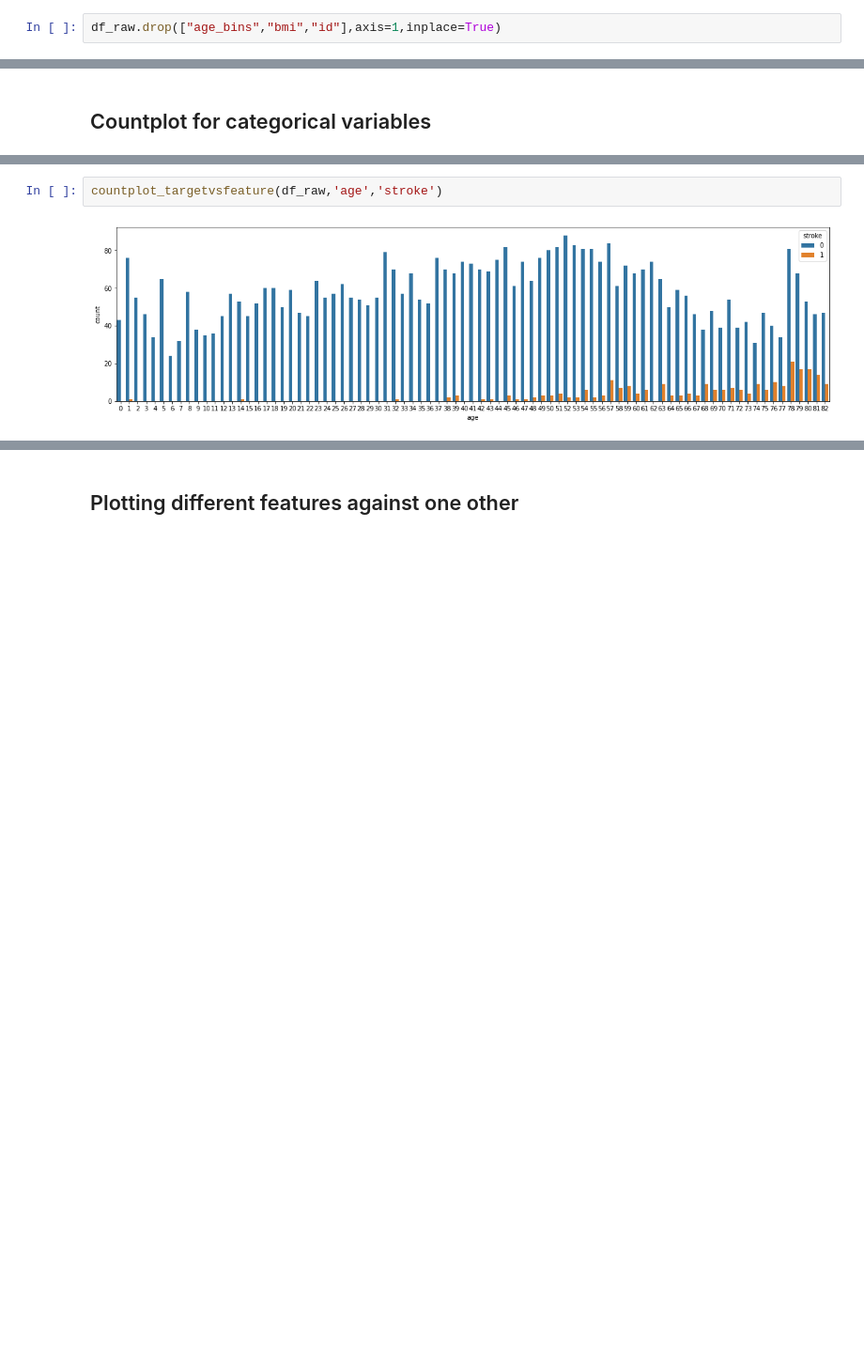
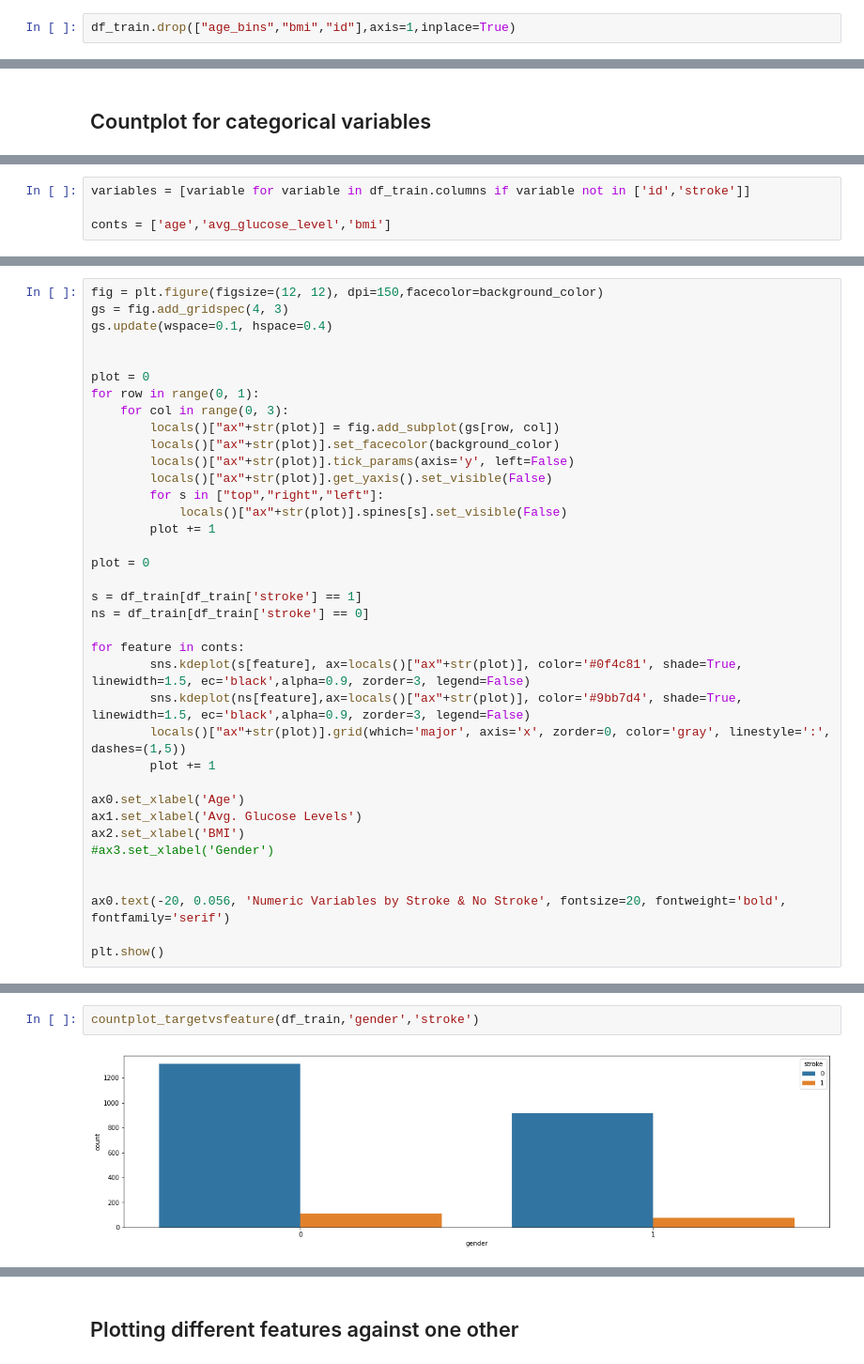
Before and after one commit to marfurt1/proyecto-final-stroke, a Jupyter notebook: src/Proyecto-final-grupo6.ipynb, the cells around one changed output, grey strips where cells are left out. Shown at 94% size. Cells and saved outputs as stored; diff of their text form; blank space fills up the shorter version.

Commit message:
cambian raw por train

```diff
--- a/src/Proyecto-final-grupo6.ipynb
+++ b/src/Proyecto-final-grupo6.ipynb
@@ -524,2 +531,2 @@ Remove columns age_bins
 # %%
-df_raw.drop(["age_bins","bmi","id"],axis=1,inplace=True)
+df_train.drop(["age_bins","bmi","id"],axis=1,inplace=True)
@@ -543,0 +557,4 @@ df_raw.sample(10)
+# %%
+variables = [variable for variable in df_train.columns if variable not in ['id','stroke']]
+
+conts = ['age','avg_glucose_level','bmi']
@@ -543,0 +598,37 @@ df_raw.sample(10)
+# %%
+fig = plt.figure(figsize=(12, 12), dpi=150,facecolor=background_color)
+gs = fig.add_gridspec(4, 3)
+gs.update(wspace=0.1, hspace=0.4)
+
+
+plot = 0
+for row in range(0, 1):
+    for col in range(0, 3):
+        locals()["ax"+str(plot)] = fig.add_subplot(gs[row, col])
+        locals()["ax"+str(plot)].set_facecolor(background_color)
+        locals()["ax"+str(plot)].tick_params(axis='y', left=False)
+        locals()["ax"+str(plot)].get_yaxis().set_visible(False)
+        for s in ["top","right","left"]:
+            locals()["ax"+str(plot)].spines[s].set_visible(False)
+        plot += 1
+
+plot = 0
+
+s = df_train[df_train['stroke'] == 1]
+ns = df_train[df_train['stroke'] == 0]
+
+for feature in conts:
+        sns.kdeplot(s[feature], ax=locals()["ax"+str(plot)], color='#0f4c81', shade=True, linewidth=1.5, ec='black',alpha=0.9, zorder=3, legend=False)
+        sns.kdeplot(ns[feature],ax=locals()["ax"+str(plot)], color='#9bb7d4', shade=True, linewidth=1.5, ec='black',alpha=0.9, zorder=3, legend=False)
+        locals()["ax"+str(plot)].grid(which='major', axis='x', zorder=0, color='gray', linestyle=':', dashes=(1,5))
+        plot += 1
+
+ax0.set_xlabel('Age')
+ax1.set_xlabel('Avg. Glucose Levels')
+ax2.set_xlabel('BMI')
+#ax3.set_xlabel('Gender')
+
+
+ax0.text(-20, 0.056, 'Numeric Variables by Stroke & No Stroke', fontsize=20, fontweight='bold', fontfamily='serif')
+
+plt.show()
@@ -553,7 +648,7 @@ def countplot_targetvsfeature(data, feature,y):
     plot=sns.countplot(x=feature,data=data,hue=y)
     plt.show()
 # %%
-countplot_targetvsfeature(df_raw,'age','stroke')
+countplot_targetvsfeature(df_train,'gender','stroke')
 # %% [output]
-[figure, old version]
+[figure, new version]
 # %%
```
Also changed, not shown: parts of 35 cells of this notebook, 2 other files.
